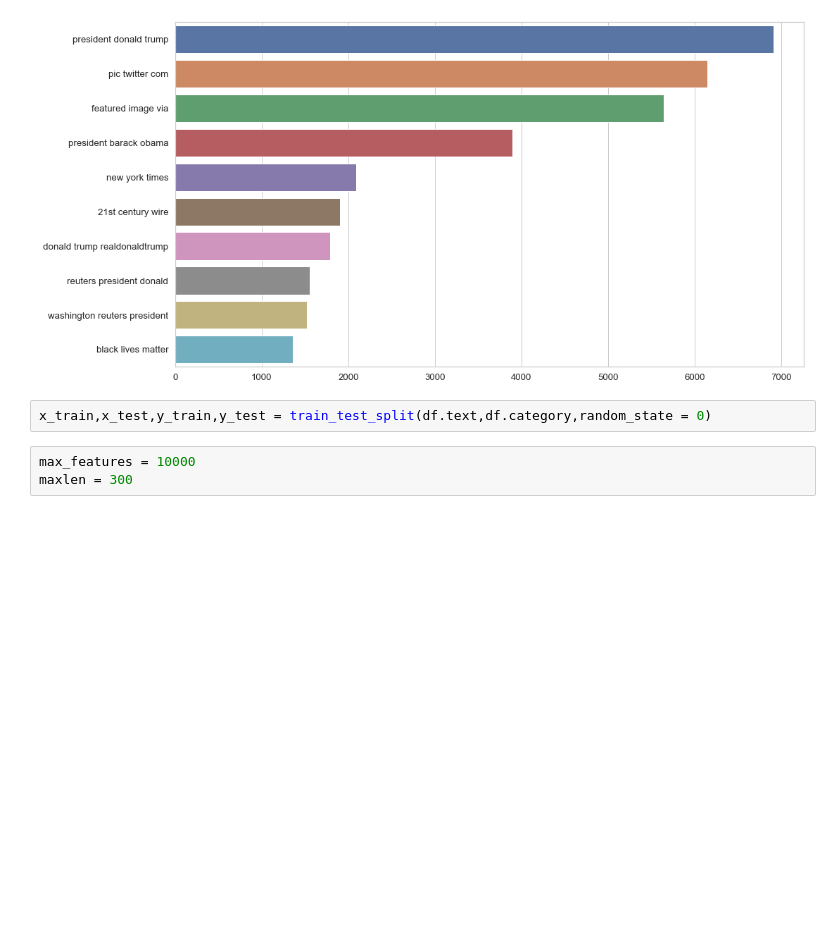
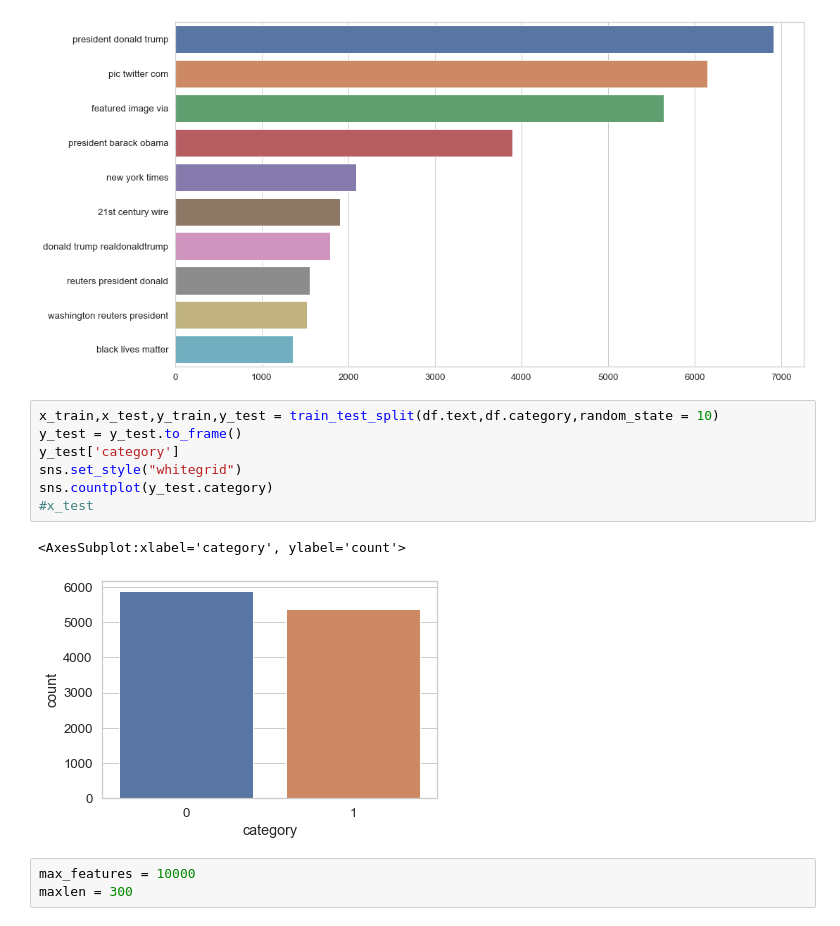
Before and after one commit to DPinegin/Fake-News-Detection-Module-One, a Jupyter notebook: moduleOne.ipynb, the cells around one changed output. Saved outputs shown, nothing was run; the diff lists cells and outputs as text; blank space fills up the shorter version.

```diff
--- a/moduleOne.ipynb
+++ b/moduleOne.ipynb
@@ -281,7 +281,15 @@ sns.barplot(x=list(most_common_tri.values()),y=list(most_common_tri.keys()))
 <AxesSubplot:>
 [figure]
 # %%
-x_train,x_test,y_train,y_test = train_test_split(df.text,df.category,random_state = 0)
+x_train,x_test,y_train,y_test = train_test_split(df.text,df.category,random_state = 10)
+y_test = y_test.to_frame()
+y_test['category']
+sns.set_style("whitegrid")
+sns.countplot(y_test.category)
+#x_test
+# %% [output]
+<AxesSubplot:xlabel='category', ylabel='count'>
+[figure, added]
 # %%
 max_features = 10000
 maxlen = 300
```
Also changed, not shown: parts of 5 cells of this notebook.
